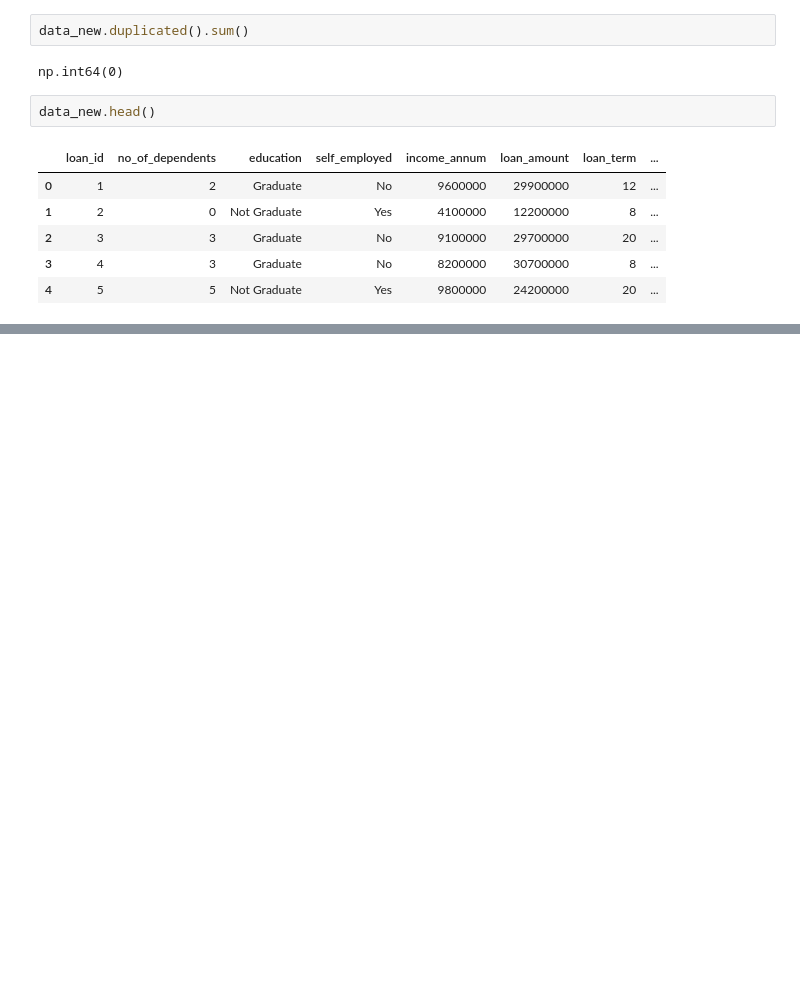
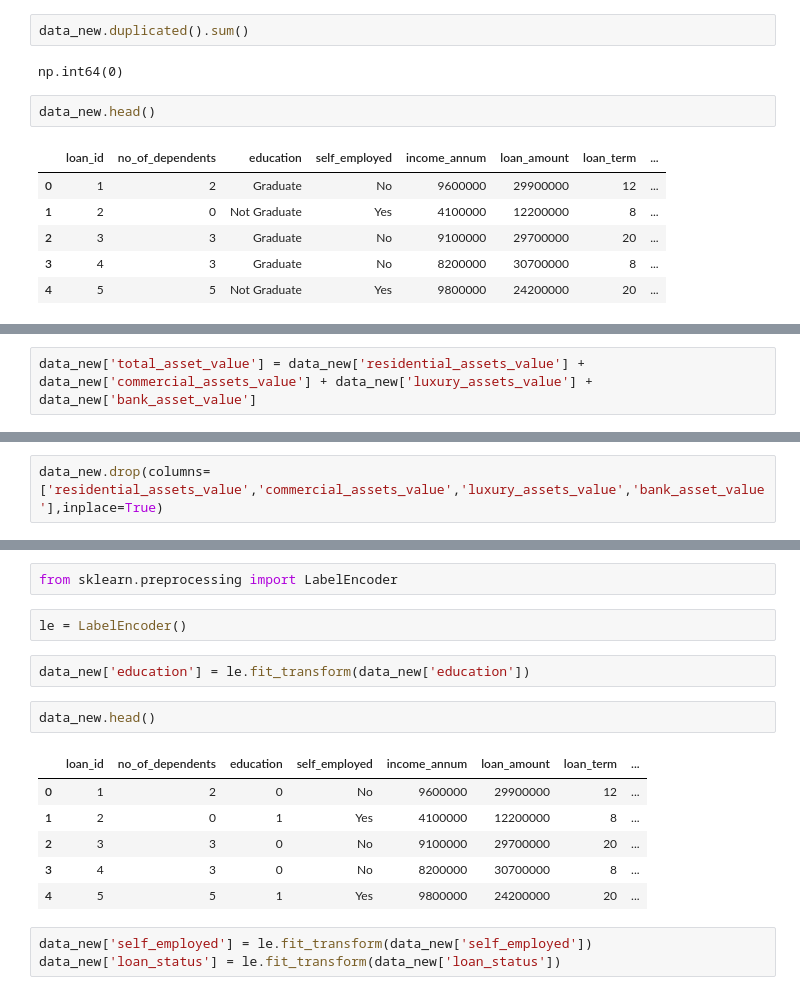
Before and after one commit to edueki/AIML04, a Jupyter notebook: ML/classification/class_v1.ipynb, the cells around one changed output, grey strips where cells are left out. Saved outputs shown, nothing was run; the diff lists cells and outputs as text; blank space fills up the shorter version.

```diff
--- a/ML/classification/class_v1.ipynb
+++ b/ML/classification/class_v1.ipynb
@@ -108,0 +148,2 @@ data_new.head()
+# %%
+data_new['total_asset_value'] = data_new['residential_assets_value'] + data_new['commercial_assets_value'] + data_new['luxury_assets_value'] + data_new['bank_asset_value']
@@ -108,0 +159,2 @@ data_new.head()
+# %%
+data_new.drop(columns=['residential_assets_value','commercial_assets_value','luxury_assets_value','bank_asset_value'],inplace=True)
@@ -108,0 +204,18 @@ data_new.head()
+# %%
+from sklearn.preprocessing import LabelEncoder
+# %%
+le = LabelEncoder()
+# %%
+data_new['education'] = le.fit_transform(data_new['education'])
+# %%
+data_new.head()
+# %% [output]
+|  | loan_id | no_of_dependents | education | self_employed | income_annum | loan_amount | loan_term | ... |
+| 0 | 1 | 2 | 0 | No | 9600000 | 29900000 | 12 | ... |
+| 1 | 2 | 0 | 1 | Yes | 4100000 | 12200000 | 8 | ... |
+| 2 | 3 | 3 | 0 | No | 9100000 | 29700000 | 20 | ... |
+| 3 | 4 | 3 | 0 | No | 8200000 | 30700000 | 8 | ... |
+| 4 | 5 | 5 | 1 | Yes | 9800000 | 24200000 | 20 | ... |
+# %%
+data_new['self_employed'] = le.fit_transform(data_new['self_employed'])
+data_new['loan_status'] = le.fit_transform(data_new['loan_status'])
```
Also changed, not shown: parts of 36 cells of this notebook, 1 other file.
